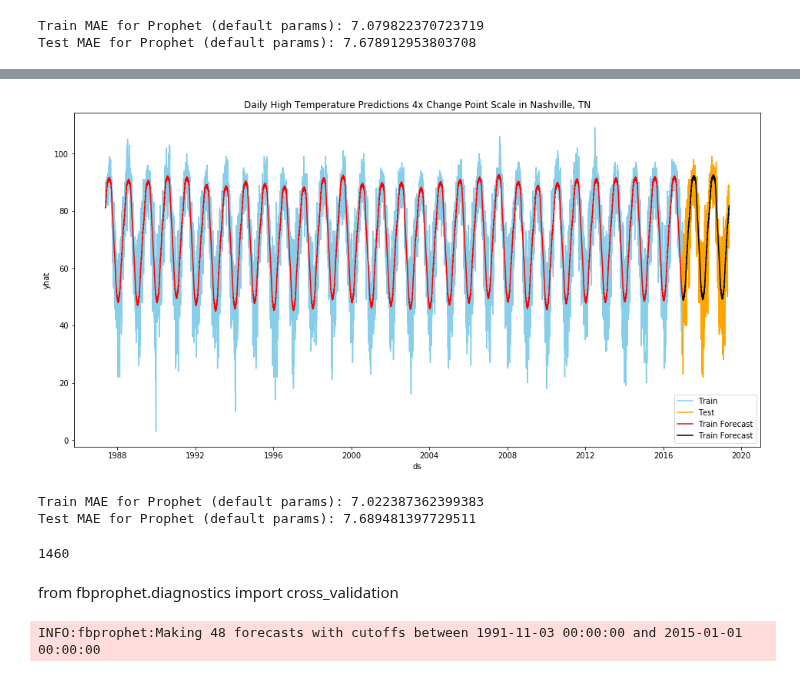
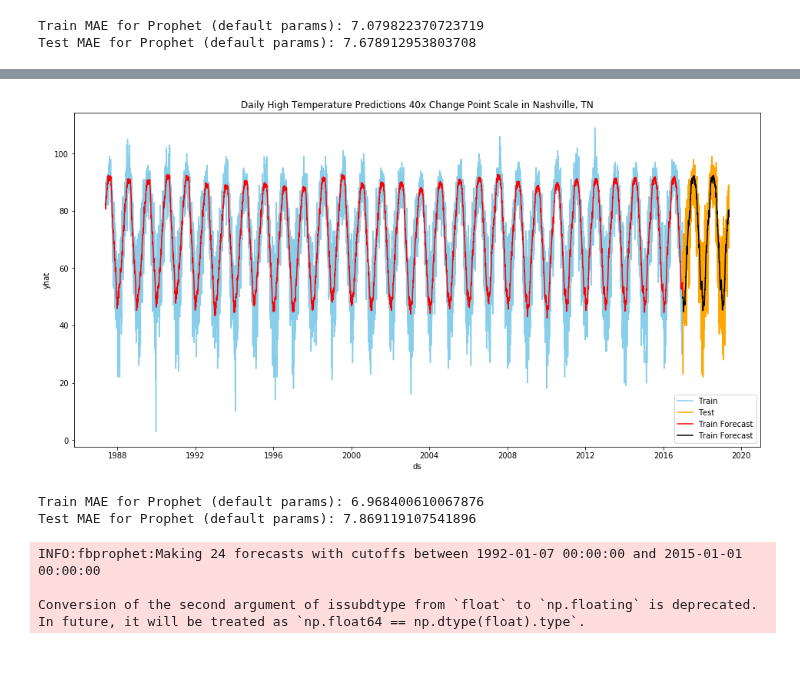
Before and after one commit to bloominstituteoftechnology/DS-Unit-2-Regression-1, a Jupyter notebook: module2-evaluating-forecasts/Prophet Weather Forecast.ipynb, the cells around one changed output, grey strips where cells are left out. Drawn from its saved outputs; the diff is of its cells as text; code cells hidden in the pictures.

Commit message:
Added Fourier Sum changes

```diff
--- a/module2-evaluating-forecasts/Prophet Weather Forecast.ipynb
+++ b/module2-evaluating-forecasts/Prophet Weather Forecast.ipynb
@@ -151,6 +123,7 @@ Test MAE for Prophet (default params): 7.678912953803708
 # %%
 weather_model2 = Prophet(daily_seasonality=False,
                         changepoint_prior_scale=4)
+weather_model2.add_seasonality(name='quarterly', period=365, fourier_order=40)
 weather_model2.fit(train)
 train_forecast2 = weather_model2.predict(train)
 test_forecast2 = weather_model2.predict(test)
@@ -159,24 +134,18 @@ Conversion of the second argument of issubdtype from `float` to `np.floating` is
 # %%
 plt.figure(figsize=(16,8))
 ax = sns.lineplot(x='ds', y='y', color='skyblue', data=train, label='Train')
 sns.lineplot(x='ds', y='y', color='orange', label='Test', data=test, ax=ax)
 sns.lineplot(x='ds', y='yhat', color='red', label='Train Forecast', data=train_forecast2, ax=ax)
 sns.lineplot(x='ds', y='yhat', color='black', label='Train Forecast', data=test_forecast2, ax=ax)
 
-plt.title('Daily High Temperature Predictions 4x Change Point Scale in Nashville, TN');
+plt.title('Daily High Temperature Predictions 40x Change Point Scale in Nashville, TN');
 # %% [output]
-[figure, old version]
+[figure, new version]
 # %%
 train_mae2 = mean_absolute_error(train['y'], train_forecast2['yhat'])
 test_mae2 = mean_absolute_error(test['y'], test_forecast2['yhat'])
 print('Train MAE for Prophet (default params):', train_mae2)
 print('Test MAE for Prophet (default params):', test_mae2)
 # %% [output]
-Train MAE for Prophet (default params): 7.022387362399383
-Test MAE for Prophet (default params): 7.689481397729511
+Train MAE for Prophet (default params): 6.968400610067876
+Test MAE for Prophet (default params): 7.869119107541896
-# %%
-4*365
-# %% [output]
-1460
-# %% [markdown]
-from fbprophet.diagnostics import cross_validation
@@ -183,8 +154,10 @@ from fbprophet.diagnostics import cross_validation
 # %%
 df_cv = cross_validation(weather_model2, initial='1460 days',
-                         horizon='730 days', period='180 days')
+                         horizon='730 days', period='365 days')
 # %% [output]
-INFO:fbprophet:Making 48 forecasts with cutoffs between 1991-11-03 00:00:00 and 2015-01-01 00:00:00
+INFO:fbprophet:Making 24 forecasts with cutoffs between 1992-01-07 00:00:00 and 2015-01-01 00:00:00
+
+Conversion of the second argument of issubdtype from `float` to `np.floating` is deprecated. In future, it will be treated as `np.float64 == np.dtype(float).type`.
 # %%
 df_cv.describe(exclude='number')
 # %% [output]
```
Also changed, not shown: parts of 22 cells of this notebook.
